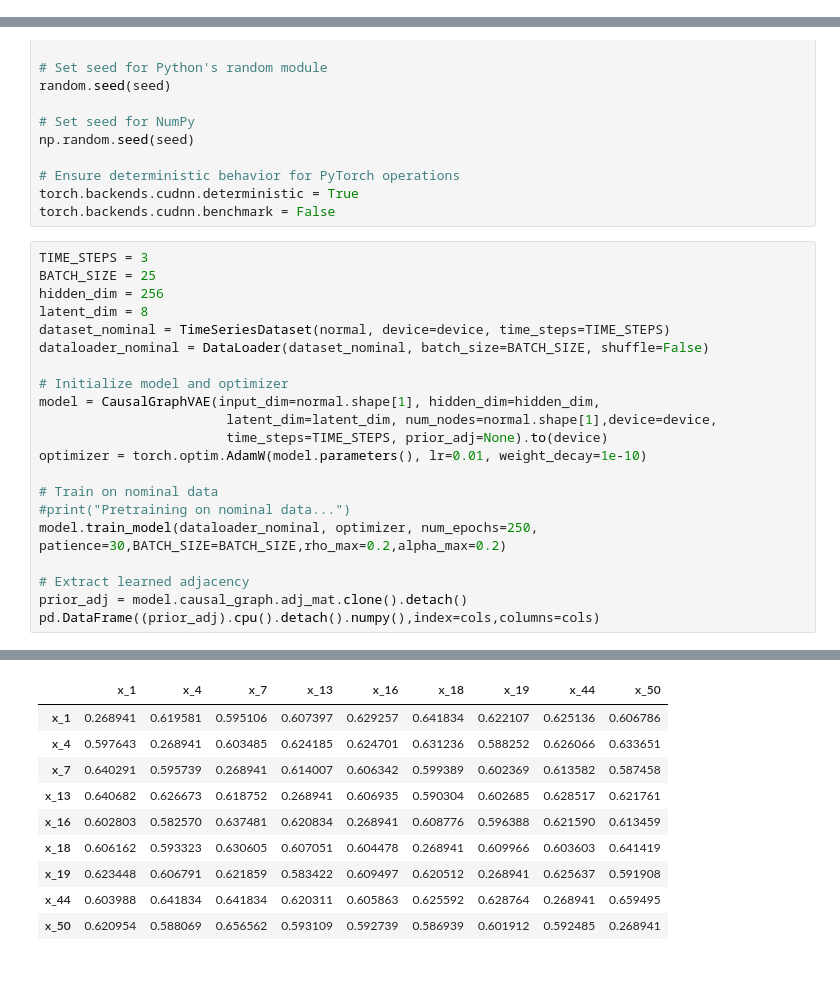
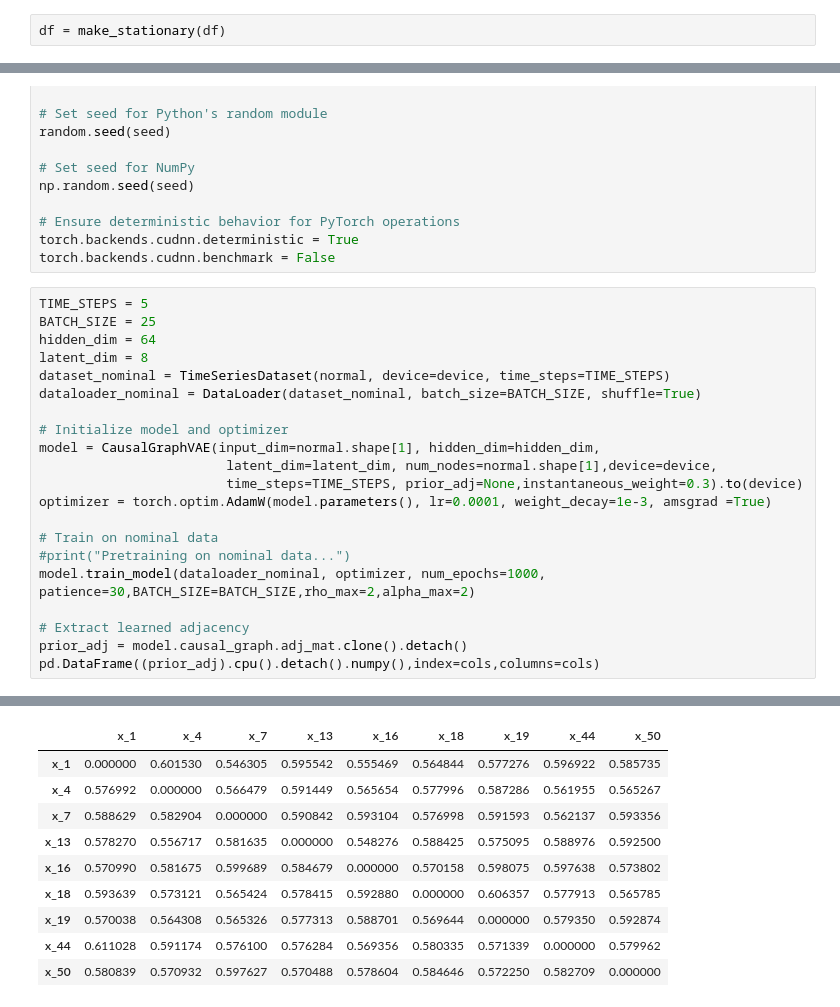
Before and after one commit to lowhornj/CARAT_CI, a Jupyter notebook: src/tennessee_eastman_idv1-Copy1.ipynb, the cells around one changed output, grey strips where cells are left out. Saved outputs shown, nothing was run; the diff lists cells and outputs as text; blank space fills up the shorter version.

```diff
--- a/src/tennessee_eastman_idv1-Copy1.ipynb
+++ b/src/tennessee_eastman_idv1-Copy1.ipynb
@@ -61,3 +61,5 @@ from feature.scalers import ranged_scaler
 df = pl.DataFrame(data,schema=col_names)
 for col in df.columns:
     df = df.with_columns(ranged_scaler(df[col]))
+# %%
+df = make_stationary(df)
@@ -281,22 +153,22 @@ np.random.seed(seed)
 torch.backends.cudnn.deterministic = True
 torch.backends.cudnn.benchmark = False
 # %%
-TIME_STEPS = 3
+TIME_STEPS = 5
 BATCH_SIZE = 25
-hidden_dim = 256
+hidden_dim = 64
 latent_dim = 8
 dataset_nominal = TimeSeriesDataset(normal, device=device, time_steps=TIME_STEPS)
-dataloader_nominal = DataLoader(dataset_nominal, batch_size=BATCH_SIZE, shuffle=False)
+dataloader_nominal = DataLoader(dataset_nominal, batch_size=BATCH_SIZE, shuffle=True)
 
 # Initialize model and optimizer
 model = CausalGraphVAE(input_dim=normal.shape[1], hidden_dim=hidden_dim,
                         latent_dim=latent_dim, num_nodes=normal.shape[1],device=device,
-                        time_steps=TIME_STEPS, prior_adj=None).to(device)
-optimizer = torch.optim.AdamW(model.parameters(), lr=0.01, weight_decay=1e-10)
+                        time_steps=TIME_STEPS, prior_adj=None,instantaneous_weight=0.3).to(device)
+optimizer = torch.optim.AdamW(model.parameters(), lr=0.0001, weight_decay=1e-3, amsgrad =True)
 
 # Train on nominal data
 #print("Pretraining on nominal data...")
-model.train_model(dataloader_nominal, optimizer, num_epochs=250, patience=30,BATCH_SIZE=BATCH_SIZE,rho_max=0.2,alpha_max=0.2)
+model.train_model(dataloader_nominal, optimizer, num_epochs=1000, patience=30,BATCH_SIZE=BATCH_SIZE,rho_max=2,alpha_max=2)
 
 # Extract learned adjacency
 prior_adj = model.causal_graph.adj_mat.clone().detach()
@@ -311,11 +194,11 @@ Recon Loss =0.5551, KL Loss = 0.0022, Sparsity Loss = 42.4151, Lagrangian Loss =
 |  | x_1 | x_4 | x_7 | x_13 | x_16 | x_18 | x_19 | x_44 | x_50 |
-| x_1 | 0.268941 | 0.619581 | 0.595106 | 0.607397 | 0.629257 | 0.641834 | 0.622107 | 0.625136 | 0.606786 |
-| x_4 | 0.597643 | 0.268941 | 0.603485 | 0.624185 | 0.624701 | 0.631236 | 0.588252 | 0.626066 | 0.633651 |
-| x_7 | 0.640291 | 0.595739 | 0.268941 | 0.614007 | 0.606342 | 0.599389 | 0.602369 | 0.613582 | 0.587458 |
-| x_13 | 0.640682 | 0.626673 | 0.618752 | 0.268941 | 0.606935 | 0.590304 | 0.602685 | 0.628517 | 0.621761 |
-| x_16 | 0.602803 | 0.582570 | 0.637481 | 0.620834 | 0.268941 | 0.608776 | 0.596388 | 0.621590 | 0.613459 |
-| x_18 | 0.606162 | 0.593323 | 0.630605 | 0.607051 | 0.604478 | 0.268941 | 0.609966 | 0.603603 | 0.641419 |
-| x_19 | 0.623448 | 0.606791 | 0.621859 | 0.583422 | 0.609497 | 0.620512 | 0.268941 | 0.625637 | 0.591908 |
-| x_44 | 0.603988 | 0.641834 | 0.641834 | 0.620311 | 0.605863 | 0.625592 | 0.628764 | 0.268941 | 0.659495 |
-| x_50 | 0.620954 | 0.588069 | 0.656562 | 0.593109 | 0.592739 | 0.586939 | 0.601912 | 0.592485 | 0.268941 |
+| x_1 | 0.000000 | 0.601530 | 0.546305 | 0.595542 | 0.555469 | 0.564844 | 0.577276 | 0.596922 | 0.585735 |
+| x_4 | 0.576992 | 0.000000 | 0.566479 | 0.591449 | 0.565654 | 0.577996 | 0.587286 | 0.561955 | 0.565267 |
+| x_7 | 0.588629 | 0.582904 | 0.000000 | 0.590842 | 0.593104 | 0.576998 | 0.591593 | 0.562137 | 0.593356 |
+| x_13 | 0.578270 | 0.556717 | 0.581635 | 0.000000 | 0.548276 | 0.588425 | 0.575095 | 0.588976 | 0.592500 |
+| x_16 | 0.570990 | 0.581675 | 0.599689 | 0.584679 | 0.000000 | 0.570158 | 0.598075 | 0.597638 | 0.573802 |
+| x_18 | 0.593639 | 0.573121 | 0.565424 | 0.578415 | 0.592880 | 0.000000 | 0.606357 | 0.577913 | 0.565785 |
+| x_19 | 0.570038 | 0.564308 | 0.565326 | 0.577313 | 0.588701 | 0.569644 | 0.000000 | 0.579350 | 0.592874 |
+| x_44 | 0.611028 | 0.591174 | 0.576100 | 0.576284 | 0.569356 | 0.580335 | 0.571339 | 0.000000 | 0.579962 |
+| x_50 | 0.580839 | 0.570932 | 0.597627 | 0.570488 | 0.578604 | 0.584646 | 0.572250 | 0.582709 | 0.000000 |
 # %%
```
Also changed, not shown: parts of 13 cells of this notebook, 14 other files.
